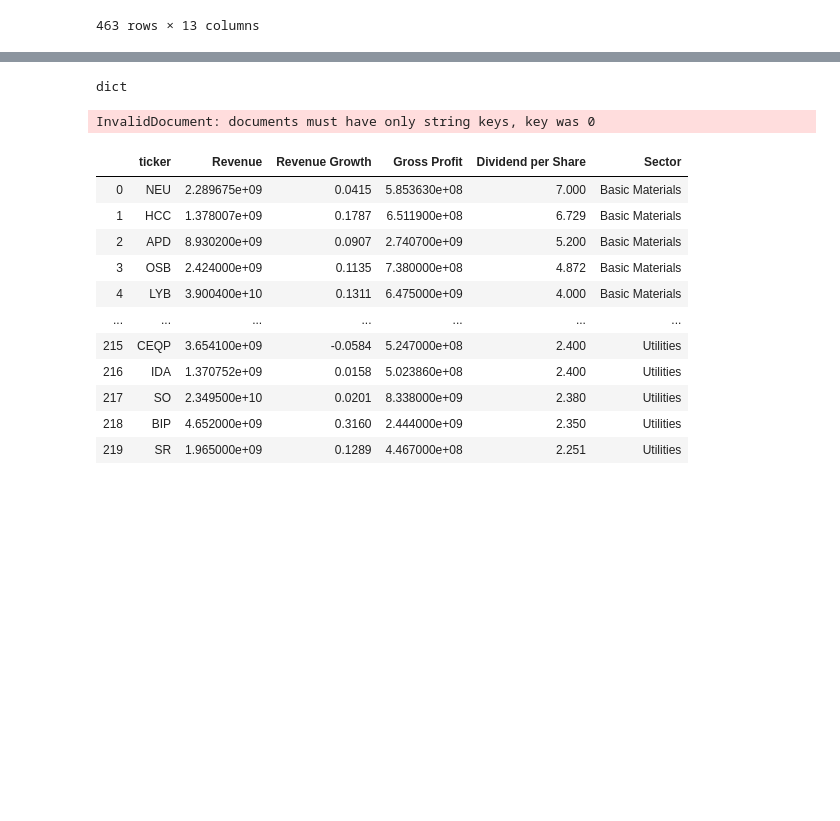
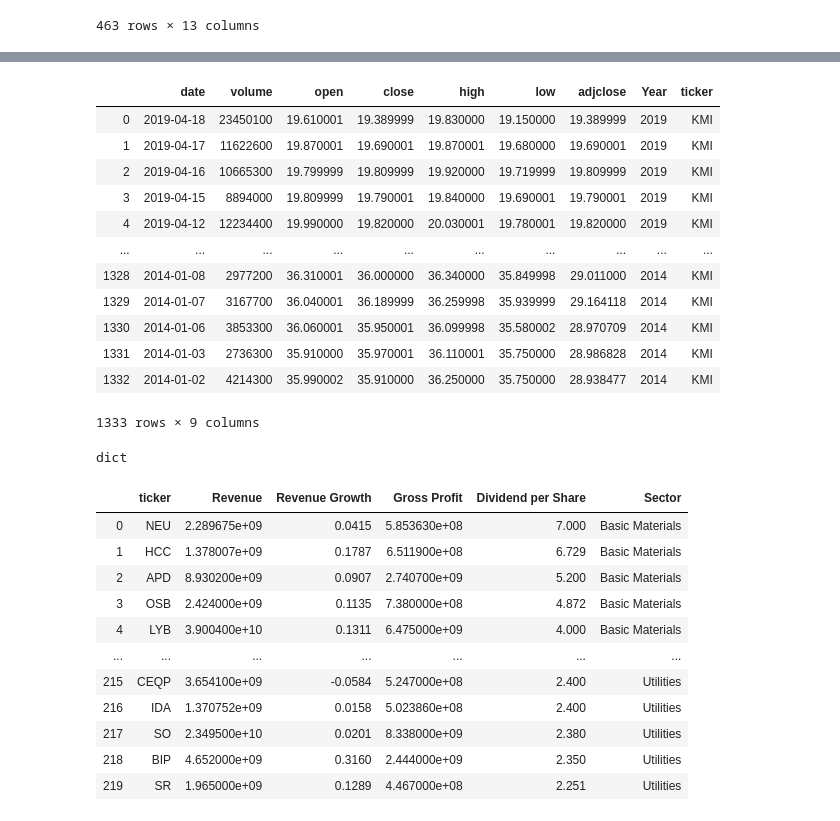
Before and after one commit to sgk2004/S-and-P-500-Data-Visualization-Dashboard, a Jupyter notebook: ETL/data_etl.ipynb, the cells around one changed output, grey strips where cells are left out. Saved outputs shown, nothing was run; the diff lists cells and outputs as text; code cells hidden in the pictures; blank space fills up the shorter version.

Commit message:
appended stock datas to a single dataframe

```diff
--- a/ETL/data_etl.ipynb
+++ b/ETL/data_etl.ipynb
@@ -260,11 +306,25 @@ stock_df
 # %%
-# data= f'Data/Individual_stocks/{stocklist_2018[200]}.csv'
-# #   stock_df.append(pd.read_csv(data))
-# df = pd.read_csv(data)
-# df["Year"]=pd.DatetimeIndex(df['date']).year
-# df["ticker"]= stocklist_2018[200]
-# df1=df.loc[df['Year']> 2013 ]
-# stock_df=stock_df.append(df1)
+data= f'Data/Individual_stocks/{stocklist_2018[1]}.csv'
+#   stock_df.append(pd.read_csv(data))
+df = pd.read_csv(data)
+df["Year"]=pd.DatetimeIndex(df['date']).year
+df["ticker"]= stocklist_2018[1]
+df1=df.loc[df['Year']> 2013 ]
+df1
+# %% [output]
+|  | date | volume | open | close | high | low | adjclose | Year | ticker |
+| 0 | 2019-04-18 | 23450100 | 19.610001 | 19.389999 | 19.830000 | 19.150000 | 19.389999 | 2019 | KMI |
+| 1 | 2019-04-17 | 11622600 | 19.870001 | 19.690001 | 19.870001 | 19.680000 | 19.690001 | 2019 | KMI |
+| 2 | 2019-04-16 | 10665300 | 19.799999 | 19.809999 | 19.920000 | 19.719999 | 19.809999 | 2019 | KMI |
+| 3 | 2019-04-15 | 8894000 | 19.809999 | 19.790001 | 19.840000 | 19.690001 | 19.790001 | 2019 | KMI |
+| 4 | 2019-04-12 | 12234400 | 19.990000 | 19.820000 | 20.030001 | 19.780001 | 19.820000 | 2019 | KMI |
+| ... | ... | ... | ... | ... | ... | ... | ... | ... | ... |
+| 1328 | 2014-01-08 | 2977200 | 36.310001 | 36.000000 | 36.340000 | 35.849998 | 29.011000 | 2014 | KMI |
+| 1329 | 2014-01-07 | 3167700 | 36.040001 | 36.189999 | 36.259998 | 35.939999 | 29.164118 | 2014 | KMI |
+| 1330 | 2014-01-06 | 3853300 | 36.060001 | 35.950001 | 36.099998 | 35.580002 | 28.970709 | 2014 | KMI |
+| 1331 | 2014-01-03 | 2736300 | 35.910000 | 35.970001 | 36.110001 | 35.750000 | 28.986828 | 2014 | KMI |
+| 1332 | 2014-01-02 | 4214300 | 35.990002 | 35.910000 | 36.250000 | 35.750000 | 28.938477 | 2014 | KMI |
+1333 rows × 9 columns
 # %%
 stock_dict = stock_df.to_dict('records')
 # %%
@@ -274,6 +334,4 @@ type(stock_dict)
 # %% [output]
 dict
 # %%
-db.individual_stocks.insert(stock_dict)
+# db.individual_stocks.insert(stock_dict)
-# %% [output]
-InvalidDocument: documents must have only string keys, key was 0
```
Also changed, not shown: parts of 6 cells of this notebook.
